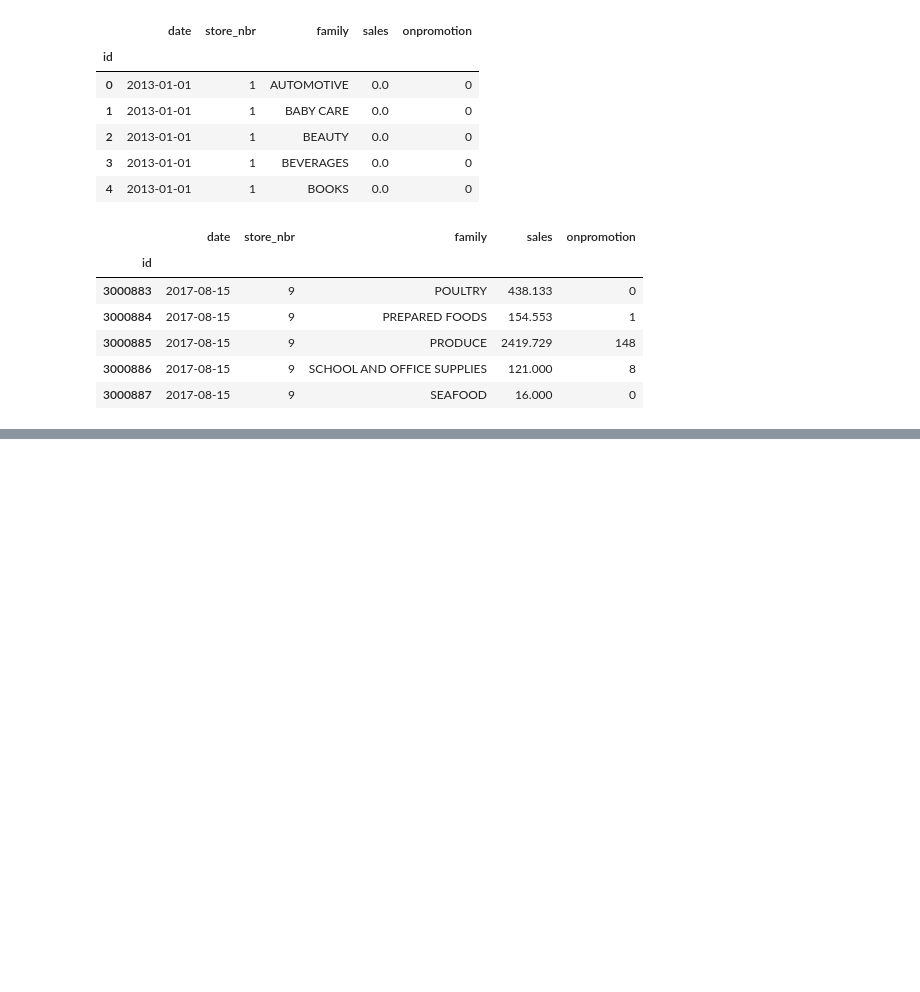
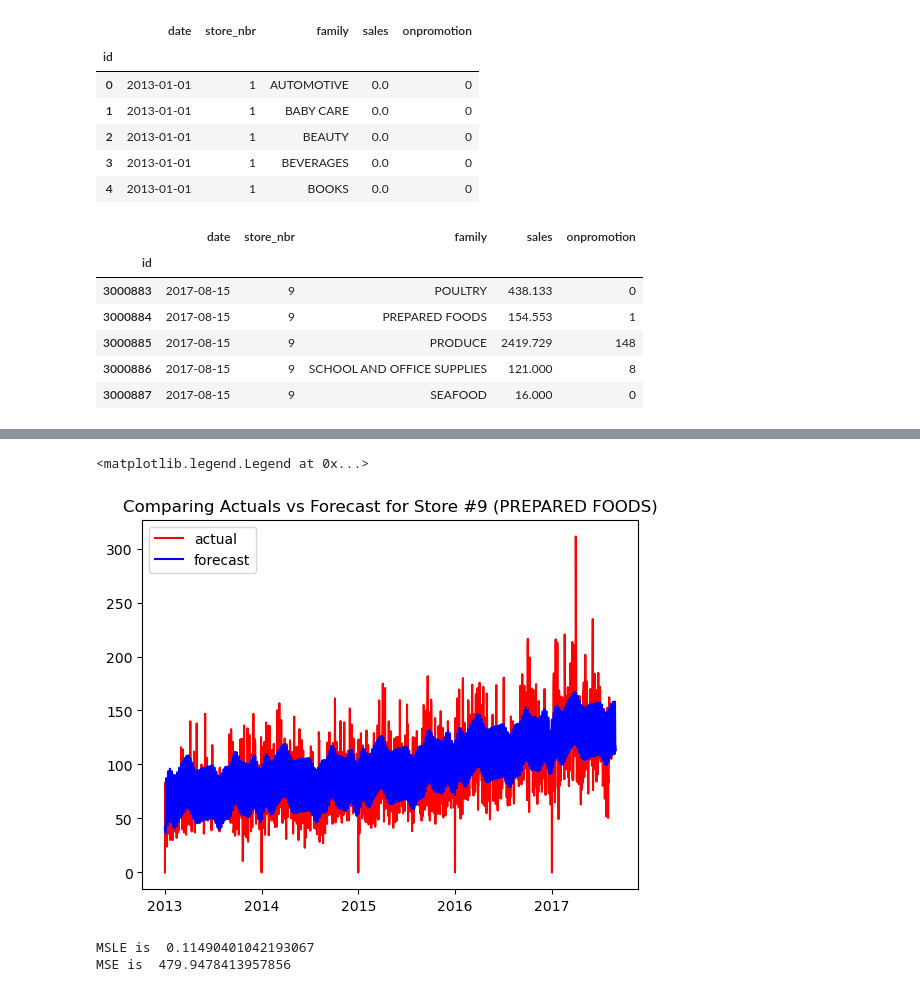
Before and after one commit to sgshaikh/StoreSales_TimeSeriesForecasting, a Jupyter notebook: ForecastStoreSales.ipynb, the cells around one changed output, grey strips where cells are left out. Cells and saved outputs as stored; diff of their text form; code cells hidden in the pictures; blank space fills up the shorter version.

Commit message:
build prophet framework

```diff
--- a/ForecastStoreSales.ipynb
+++ b/ForecastStoreSales.ipynb
@@ -248,0 +266,3 @@ df_train.tail()
+# %%
+#rename the columns
+df_train_p.rename(columns={'date':'ds','sales':'y'}, inplace=True)
@@ -248,0 +279,5 @@ df_train.tail()
+# %%
+#train the model
+model = Prophet()
+model.fit(df_train_p)
+model
@@ -248,0 +288,5 @@ df_train.tail()
+# %%
+#make predictions
+future = model.make_future_dataframe(periods=15)
+preds = model.predict(future)
+preds.tail()
@@ -248,0 +300,3 @@ df_train.tail()
+# %%
+final_df= pd.concat([preds.set_index('ds'),df_train_p.set_index('ds')], axis=1, join='outer').reset_index()
+final_df[['ds','y','yhat']].tail(20)
@@ -248,0 +321,18 @@ df_train.tail()
+# %%
+plt.plot(final_df['ds'] , final_df['y'], color='red' , label='actual')
+plt.plot(final_df['ds'] , final_df['yhat'], color='blue' , label='forecast')
+plt.title('Comparing Actuals vs Forecast for Store #9 (PREPARED FOODS)')
+plt.legend()
+# %% [output]
+<matplotlib.legend.Legend at 0x...>
+[figure, added]
+# %%
+train_preds = final_df.query("ds<='2017-08-15'")
+msle = mean_squared_log_error(train_preds[['y']] , train_preds[['yhat']])
+mse = mean_squared_error(train_preds[['y']] , train_preds[['yhat']])
+
+
+print("MSLE is ", msle)
+# %% [output]
+MSLE is  0.11490401042193067
+MSE is  479.9478413957856
```
Also changed, not shown: parts of 12 cells of this notebook.
